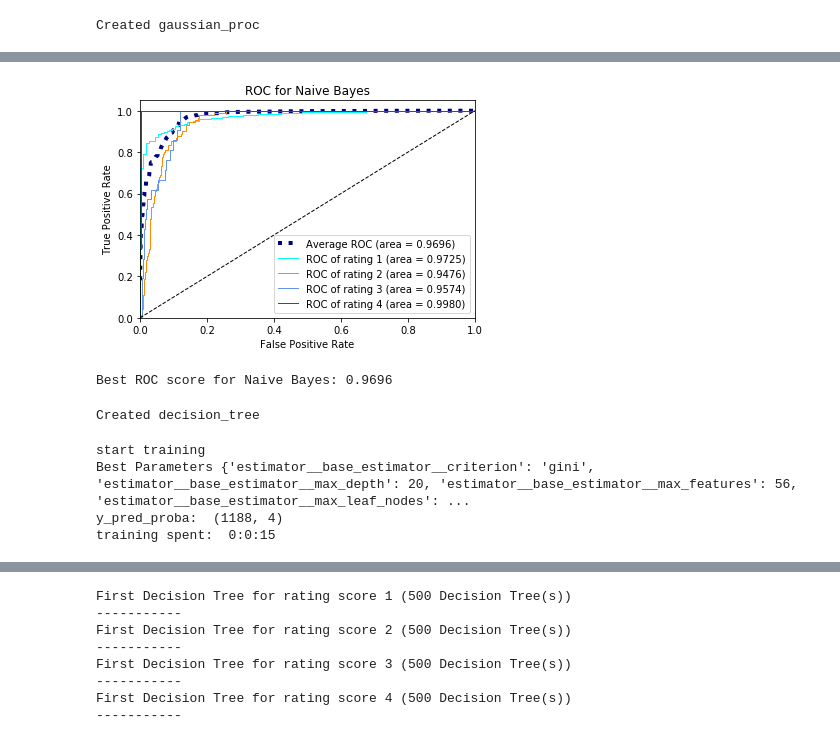
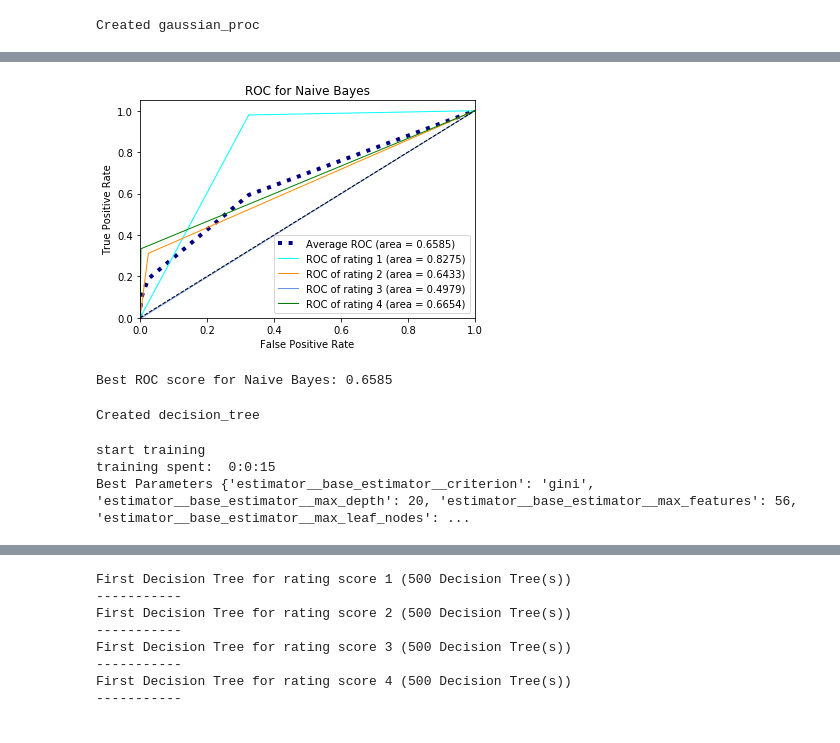
Before and after one commit to caoliang/psupr-CA1-project, a Jupyter notebook: classification-data.ipynb, the cells around one changed output, grey strips where cells are left out. Drawn from its saved outputs; the diff is of its cells as text; code cells hidden in the pictures.

```diff
--- a/classification-data.ipynb
+++ b/classification-data.ipynb
@@ -252,7 +284,9 @@ training spent:  0:9:26
 # %%
-#timer_check = time.time()
-print('start testing')
-y_pred_proba = best_gaussian_proc.predict_proba(X_test)
-#print('testing spent: ', show_time_spent(timer_check))
-print('y_pred_proba: ', y_pred_proba.shape)
+# Perform testing
+y_score = best_gaussian_proc.predict(X_test)
+
+# Print confusion scores
+print_confusion_matix(y_test, y_score)
+#y_pred_proba = best_gaussian_proc.predict_proba(X_test)
+#print('y_pred_proba: ', y_pred_proba.shape)
 # %% [output]
@@ -261,17 +310,17 @@ y_pred_proba:  (1188, 4)
 # %%
 # Compute ROC AUC score
-gaussion_proc_result = compute_roc_auc_in_classes(y_test, y_pred_proba, num_classes=n_classes)
+gaussion_proc_result = compute_roc_auc_in_classes(y_test, y_score, num_classes=n_classes)
 
 # Draw ROC plot
 draw_roc_auc_in_classes(gaussion_proc_result, 'Naive Bayes', num_classes=n_classes)
 # %% [output]
-[figure, old version]
+[figure, new version]
 # %%
 # Assign Best ROC value
 roc_gaussian_proc = gaussion_proc_result['roc_auc']["macro"]
 print('Best ROC score for Naive Bayes: {0:0.4f}'.format(roc_gaussian_proc))
 # %% [output]
-Best ROC score for Naive Bayes: 0.9696
+Best ROC score for Naive Bayes: 0.6585
 # %%
 # Step 4. Solve with Decision Tree
 # %%
@@ -328,16 +377,11 @@ print('start training')
 # Best model
 best_decision_tree = grid_decision_tree.fit(X_train, y_train)
 
+print('training spent: ', show_time_spent(timer_check))
+
 #Print all the Parameters that gave the best results:
 print('Best Parameters', grid_decision_tree.best_params_)
-
-# Compute test scores
-y_pred_proba = best_decision_tree.predict_proba(X_test)
-print('y_pred_proba: ', y_pred_proba.shape)
-
-print('training spent: ', show_time_spent(timer_check))
 # %% [output]
 start training
+training spent:  0:0:15
 Best Parameters {'estimator__base_estimator__criterion': 'gini', 'estimator__base_estimator__max_depth': 20, 'estimator__base_estimator__max_features': 56, 'estimator__base_estimator__max_leaf_nodes': ...
-y_pred_proba:  (1188, 4)
-training spent:  0:0:15
```
Also changed, not shown: parts of 38 cells of this notebook, 1 other file.
